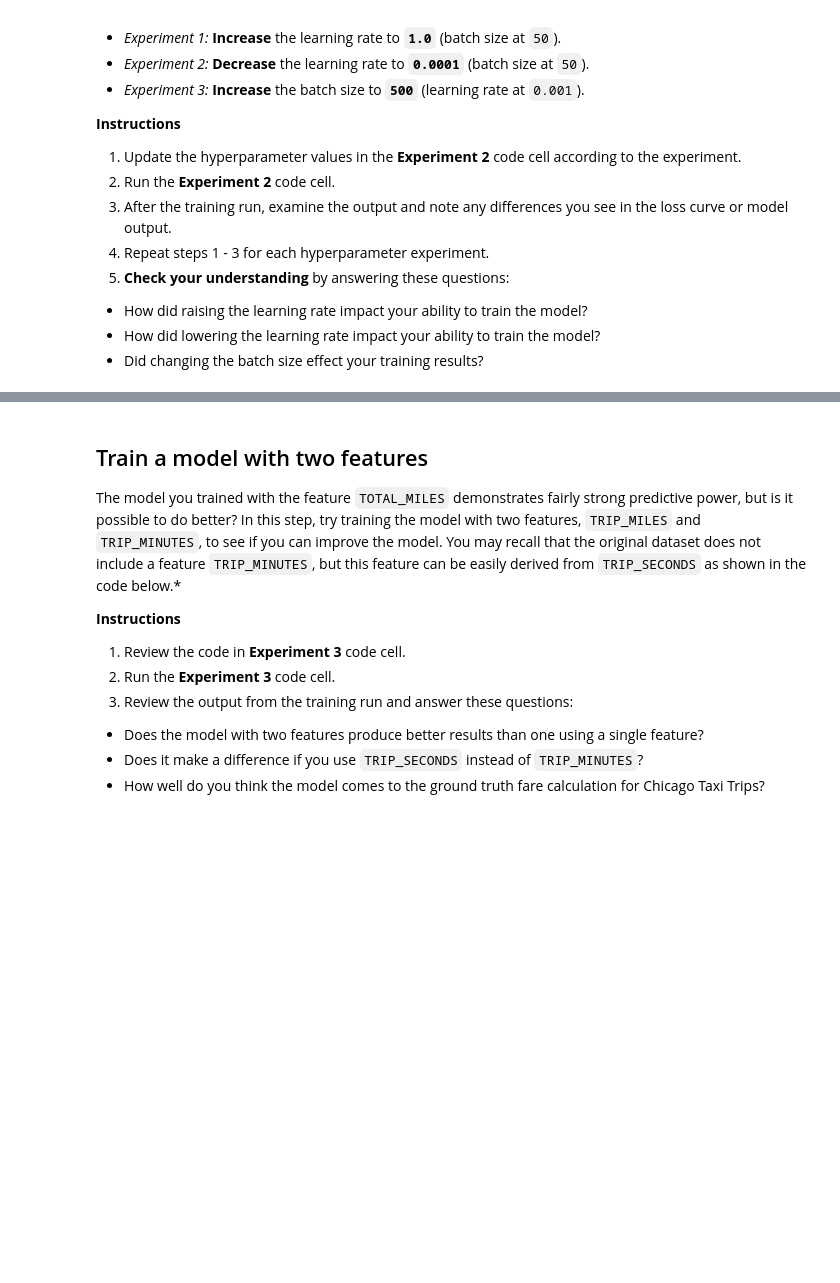
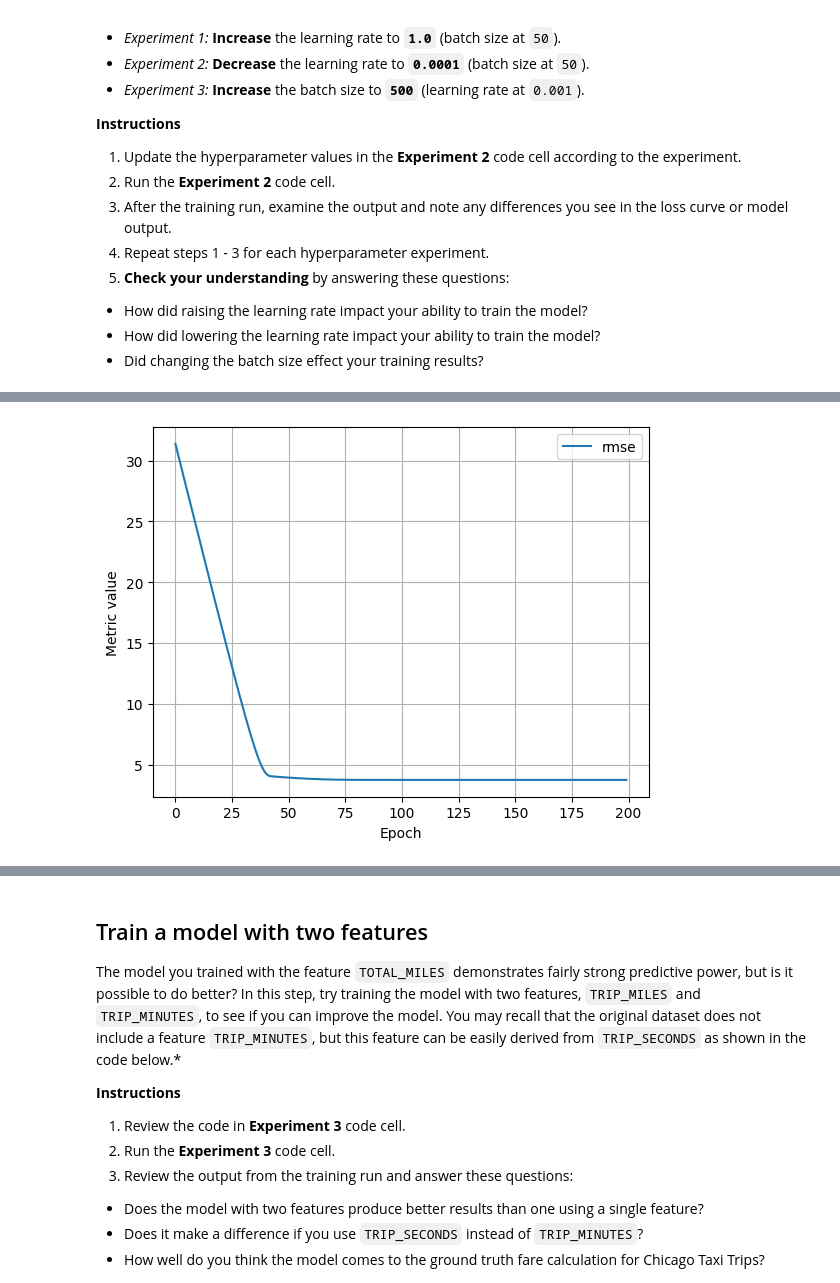
Before and after one commit to xiangyupaiso/machine-learning, a Jupyter notebook: ml/cc/exercises/linear_regression_taxi.ipynb, the cells around one changed output, grey strips where cells are left out. Saved outputs shown, nothing was run; the diff lists cells and outputs as text; code cells hidden in the pictures; blank space fills up the shorter version.

```diff
--- a/ml/cc/exercises/linear_regression_taxi.ipynb
+++ b/ml/cc/exercises/linear_regression_taxi.ipynb
@@ -421,8 +456,8 @@ It is common with machine learning to run multiple experiments to find the best
 # TODO - Adjust these hyperparameters to see how they impact a training run.
 settings_2 = ml_edu.experiment.ExperimentSettings(
     learning_rate = 0.001,
-    number_epochs = 20,
-    batch_size = 50,
+    number_epochs = 200,
+    batch_size = 500,
     input_features = ['TRIP_MILES']
 )
 
@@ -434,3 +469,4 @@ experiment_2 = train_model('one_feature_hyper', model_2, training_df, 'FARE', se
 
 ml_edu.results.plot_experiment_metrics(experiment_2, ['rmse'])
 ml_edu.results.plot_model_predictions(experiment_2, training_df, 'FARE')
+# %% [output]
@@ -437,3 +491,4 @@ ml_edu.results.plot_model_predictions(experiment_2, training_df, 'FARE')
+[figure, added]
 # %%
 #@title Double-click to view answers for hyperparameter experiments
 
```
Also changed, not shown: parts of 11 cells of this notebook.
